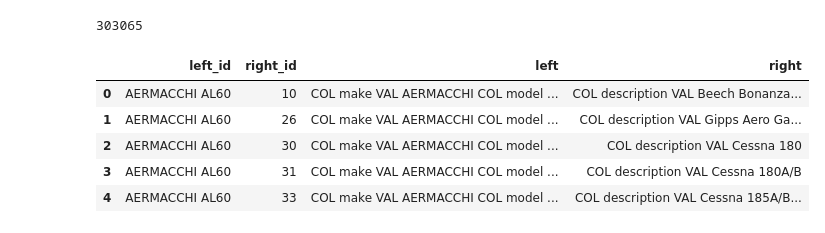
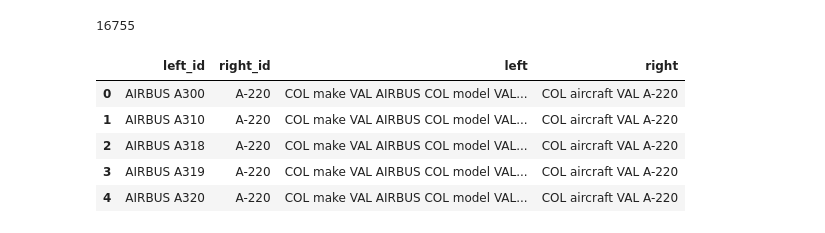
Before and after one commit to karnabryan/ditto_aircraft_er, a Jupyter notebook: aircraft_er_notebooks/read_eval_only.ipynb, the cells around one changed output. Drawn from its saved outputs; the diff is of its cells as text; code cells hidden in the pictures.

```diff
--- a/aircraft_er_notebooks/read_eval_only.ipynb
+++ b/aircraft_er_notebooks/read_eval_only.ipynb
@@ -4,7 +4,11 @@ import json
 import re
 #from sklearn.metrics import classification_report, confusion_matrix, accuracy_score
 # %%
-run_name = "eval_make_model_v2"
+eval_name = "eval_make_model_aids"
+eval_name = "eval_make_model_wildlife"
+eval_name = "eval_make_model_bts"
+model_name = "make_model_union"
+run_name = eval_name + "_model_" + model_name
 
 # load JSONL
 records = []
@@ -26,15 +30,15 @@ df.head()
 # %%
-df_raw = pd.read_csv("../data/aircraft_er/" + run_name + "/all_pairs_with_id.txt", sep="," ) #, names=["left_id", "right_id", "gold"])
+df_raw = pd.read_csv("../data/ditto_aircraft/" + eval_name + "/all_pairs_with_id.txt", sep="," )
 print(len(df_raw))
 df_raw.head()
 # %% [output]
-303065
+16755
 |  | left_id | right_id | left | right |
-| 0 | AERMACCHI AL60 | 10 | COL make VAL AERMACCHI COL model ... | COL description VAL Beech Bonanza... |
-| 1 | AERMACCHI AL60 | 26 | COL make VAL AERMACCHI COL model ... | COL description VAL Gipps Aero Ga... |
-| 2 | AERMACCHI AL60 | 30 | COL make VAL AERMACCHI COL model ... | COL description VAL Cessna 180 |
-| 3 | AERMACCHI AL60 | 31 | COL make VAL AERMACCHI COL model ... | COL description VAL Cessna 180A/B |
-| 4 | AERMACCHI AL60 | 33 | COL make VAL AERMACCHI COL model ... | COL description VAL Cessna 185A/B... |
+| 0 | AIRBUS A300 | A-220 | COL make VAL AIRBUS COL model VAL... | COL aircraft VAL A-220 |
+| 1 | AIRBUS A310 | A-220 | COL make VAL AIRBUS COL model VAL... | COL aircraft VAL A-220 |
+| 2 | AIRBUS A318 | A-220 | COL make VAL AIRBUS COL model VAL... | COL aircraft VAL A-220 |
+| 3 | AIRBUS A319 | A-220 | COL make VAL AIRBUS COL model VAL... | COL aircraft VAL A-220 |
+| 4 | AIRBUS A320 | A-220 | COL make VAL AIRBUS COL model VAL... | COL aircraft VAL A-220 |
 # %%
 df["left_id"] = df_raw["left_id"]
 df["right_id"] = df_raw["right_id"]
```
Also changed, not shown: parts of 17 cells of this notebook, 23 other files.
